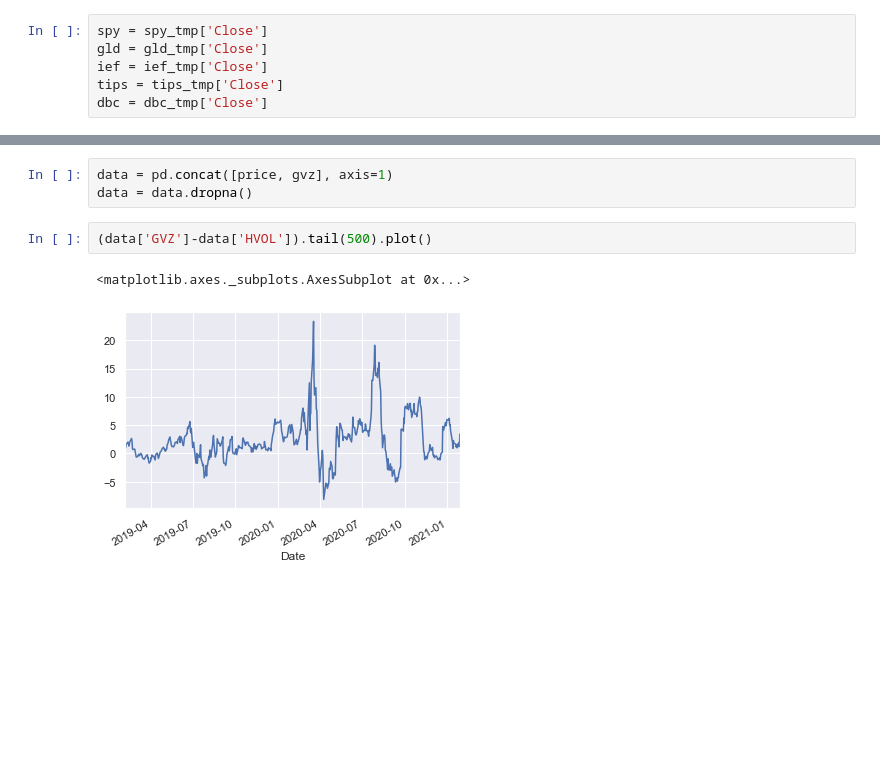
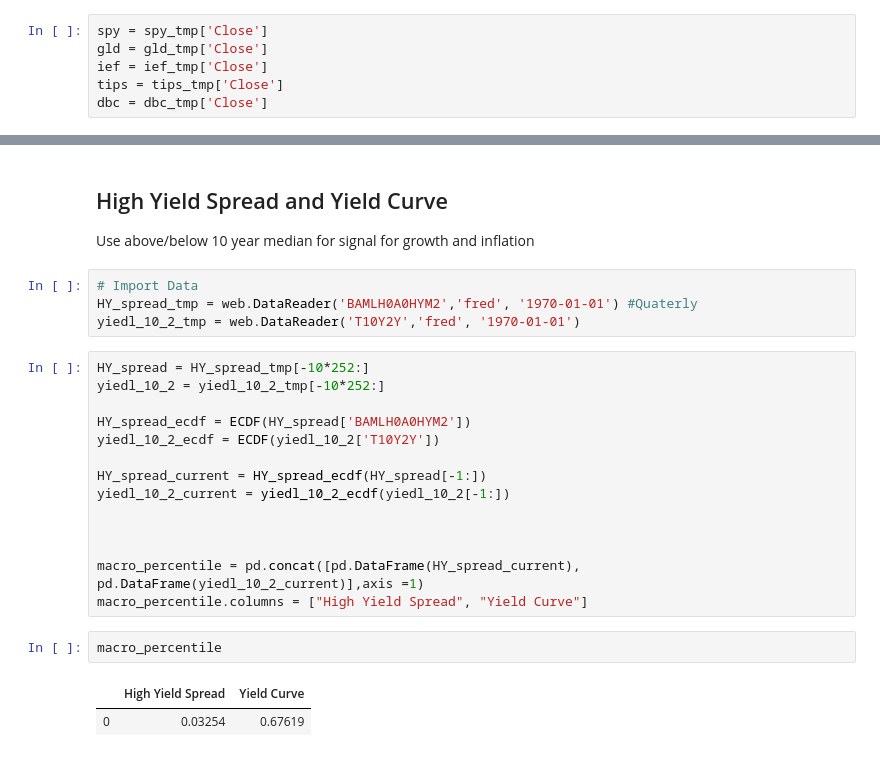
Before and after one commit to webclinic017/Portfolio_Construction, a Jupyter notebook: Research/MISC/Macro_Analysis.ipynb, the cells around one changed output, grey strips where cells are left out. Saved outputs shown, nothing was run; the diff lists cells and outputs as text; blank space fills up the shorter version.

Commit message:
new data and script

```diff
--- a/Research/MISC/Macro_Analysis.ipynb
+++ b/Research/MISC/Macro_Analysis.ipynb
@@ -236,8 +206,27 @@ gvz.columns = ["GVZ"]
-# %%
-data = pd.concat([price, gvz], axis=1)
-data = data.dropna()
-# %%
-(data['GVZ']-data['HVOL']).tail(500).plot()
-# %% [output]
-<matplotlib.axes._subplots.AxesSubplot at 0x...>
-[figure, removed]
+# %% [markdown]
+## High Yield Spread and Yield Curve
+
+Use above/below 10 year median for signal for growth and inflation
+# %%
+# Import Data
+HY_spread_tmp = web.DataReader('BAMLH0A0HYM2','fred', '1970-01-01') #Quaterly
+yiedl_10_2_tmp = web.DataReader('T10Y2Y','fred', '1970-01-01')
+# %%
+HY_spread = HY_spread_tmp[-10*252:]
+yiedl_10_2 = yiedl_10_2_tmp[-10*252:]
+
+HY_spread_ecdf = ECDF(HY_spread['BAMLH0A0HYM2'])
+yiedl_10_2_ecdf = ECDF(yiedl_10_2['T10Y2Y'])
+
+HY_spread_current = HY_spread_ecdf(HY_spread[-1:])
+yiedl_10_2_current = yiedl_10_2_ecdf(yiedl_10_2[-1:])
+
+
+
+macro_percentile = pd.concat([pd.DataFrame(HY_spread_current), pd.DataFrame(yiedl_10_2_current)],axis =1)
+macro_percentile.columns = ["High Yield Spread", "Yield Curve"]
+# %%
+macro_percentile
+# %% [output]
+|  | High Yield Spread | Yield Curve |
+| 0 | 0.03254 | 0.67619 |
```
Also changed, not shown: parts of 16 cells of this notebook, 13 other files.
